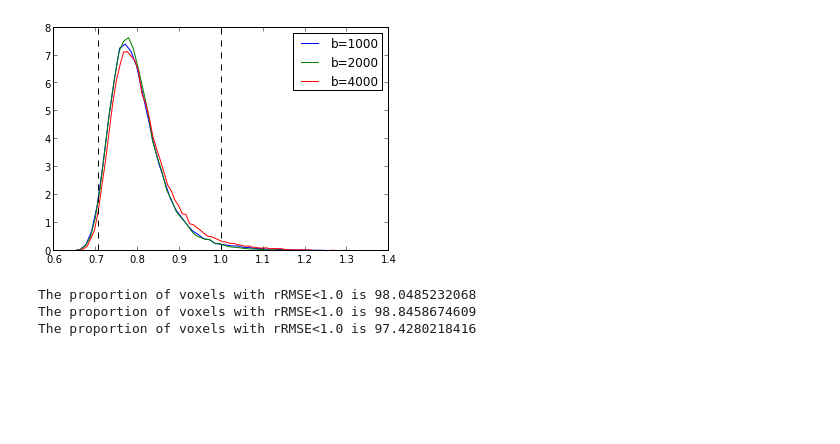
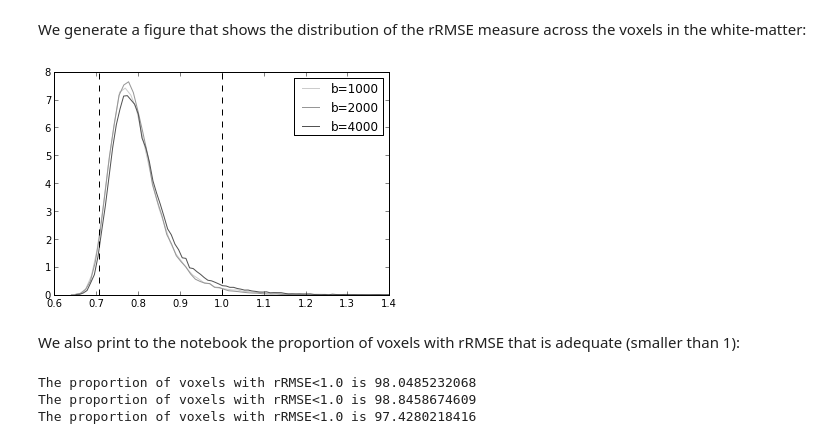
Before and after one commit to arokem/osmosis, a Jupyter notebook: doc/paper_figures/Figure2.ipynb, the cells around one changed output. Drawn from its saved outputs; the diff is of its cells as text; code cells hidden in the pictures; blank space fills up the shorter version.

```diff
--- a/doc/paper_figures/Figure2.ipynb
+++ b/doc/paper_figures/Figure2.ipynb
@@ -11,5 +21,5 @@ oio.data_path = os.path.join(oz.__path__[0], 'data')
 # %%
-subject = 'FP'
+subject = 'SUB1'
 data_1k_1, data_1k_2 = oio.get_dwi_data(1000, subject)
 data_2k_1, data_2k_2 = oio.get_dwi_data(2000, subject)
 data_4k_1, data_4k_2 = oio.get_dwi_data(4000, subject)
@@ -60,19 +76,24 @@ Predicting signal from TensorModel
 Fitting TensorModel params using dipy
 Predicting signal from TensorModel
 Fitting TensorModel params using dipy
+# %% [markdown]
+We generate a figure that shows the distribution of the rRMSE measure across the voxels in the white-matter:
 # %%
-fig = mpl.probability_hist(rrmse_1k[np.isfinite(rrmse_1k)], label='b=%s'%str(1000))
-fig = mpl.probability_hist(rrmse_2k[np.isfinite(rrmse_2k)], fig=fig, label='b=%s'%str(2000))
-fig = mpl.probability_hist(rrmse_4k[np.isfinite(rrmse_4k)], fig=fig, label='b=%s'%str(4000))
+# Gray-scale color choices, based on http://colorbrewer2.org
+fig = mpl.probability_hist(rrmse_1k[np.isfinite(rrmse_1k)], label='b=%s'%str(1000), color=[0.8, 0.8, 0.8])
+fig = mpl.probability_hist(rrmse_2k[np.isfinite(rrmse_2k)], fig=fig, label='b=%s'%str(2000), color=[0.59, 0.59, 0.59])
+fig = mpl.probability_hist(rrmse_4k[np.isfinite(rrmse_4k)], fig=fig, label='b=%s'%str(4000), color=[0.32, 0.32, 0.32])
 ax = fig.axes[0]
 ax.set_xlim([0.6, 1.4])
 fig.axes[0].plot([1,1], [ax.get_ylim()[0], ax.get_ylim()[1]], '--k')
 fig.axes[0].plot([1/np.sqrt(2),1/np.sqrt(2)], [ax.get_ylim()[0], ax.get_ylim()[1]], '--k')
 
 plt.legend()
 fig.savefig('figures/Figure2_histogram.svg')
 # %% [output]
-[figure, old version]
+[figure, new version]
+# %% [markdown]
+We also print to the notebook the proportion of voxels with rRMSE that is adequate (smaller than 1):
 # %%
 for this in [rrmse_1k,rrmse_2k, rrmse_4k]:
     isfin = this[np.isfinite(this)]
```
Also changed, not shown: parts of 13 cells of this notebook.
